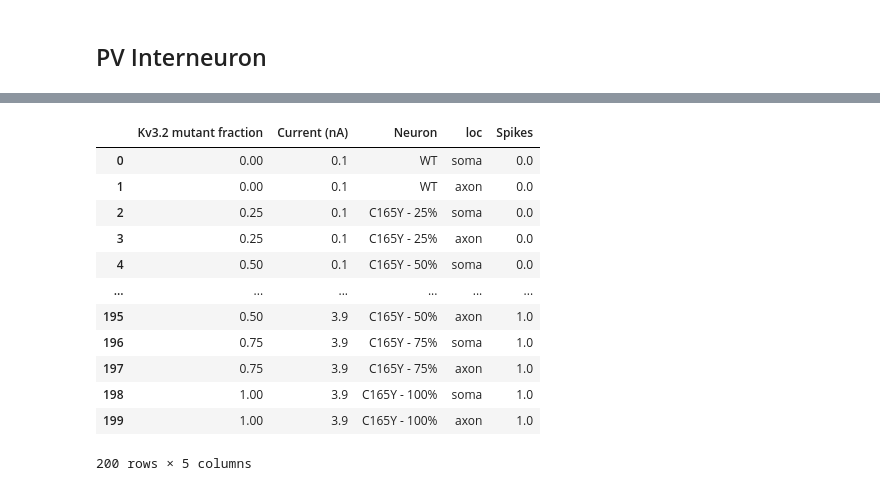
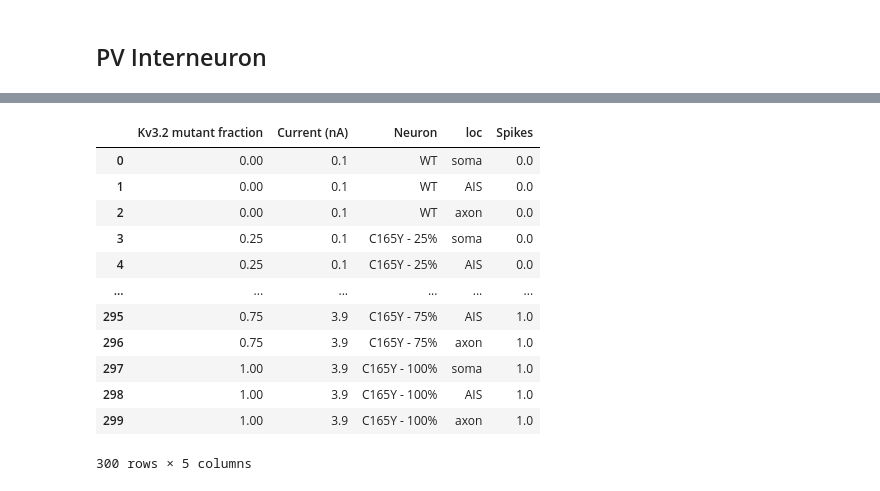
Before and after one commit to ChrisCurrin/pv-kcnc2, a Jupyter notebook: notebook.ipynb, the cells around one changed output, grey strips where cells are left out. Saved outputs shown, nothing was run; the diff lists cells and outputs as text; code cells hidden in the pictures.

```diff
--- a/notebook.ipynb
+++ b/notebook.ipynb
@@ -412,7 +409,5 @@ iv_fig();
 [figure]
 # %% [markdown]
 ## PV Interneuron
-# %%
-pv = get_pv()
 # %%
 ### create method for running multiple simulations
@@ -479,0 +571,2 @@ def run_sims(pv, stims, fractions, dur, load=False, arrow=False):
+# %%
+param_df[FIRING_RATE_LABEL] = param_df["Spikes"]/0.5
@@ -480,11 +623,9 @@ def run_sims(pv, stims, fractions, dur, load=False, arrow=False):
 # %%
-# I-F curve
-
 stims = [(amp, 0) for amp in np.round(np.arange(0.1, 4.1, 0.2), 2)]
 
 fractions = np.round(np.arange(0, 1.01, 0.25), 2)
 
-amp_result = run_sims(pv, stims, fractions, dur=500, load=True, arrow=True)
+amp_result = run_sims("default", stims, fractions, dur=500, load=True, arrow=True)
 amp_result
 # %% [output]
 {'WT_default(1000.0, 30.0, 1.0, 60.0)_(0.1, 0)_500': {'df':          Time (ms)   Section  Distance from soma (μm)  Membrane potential (mV)
@@ -506,0 +711,7 @@ amp_result
+# %%
+stims = [(amp, 0) for amp in np.round(np.arange(0.1, 4.1, 0.2), 2)]
+
+fractions = np.round(np.arange(0, 1.01, 0.25), 2)
+
+amp_result = run_sims("default", stims, fractions, dur=500, load=True, arrow=True)
+amp_result
@@ -507,43 +736,43 @@ amp_result
 # %%
 
 ap_df = pd.DataFrame()
 
 for key, val in amp_result.items():
     nrn_name = key[: key.find("_")]
-    df = val["df"]
     frac = val[KVMUT_FRAC_LABEL]
     current = val[CURRENT_LABEL]
     ap_soma = val["APCount"]["soma"].n
+    ap_ais = val["APCount"]["init"].n
     ap_axon = val["APCount"]["comm"].n
 
     ap_df = pd.concat(
         [
             ap_df,
             pd.DataFrame(
                 {
-                    KVMUT_FRAC_LABEL: val[KVMUT_FRAC_LABEL],
-                    CURRENT_LABEL: val[CURRENT_LABEL],
+                    KVMUT_FRAC_LABEL: frac,
+                    CURRENT_LABEL: current,
                     "Neuron": nrn_name,
-                    "loc": ["soma", "axon"],
-                    "Spikes": [ap_soma, ap_axon],
+                    "loc": ["soma", "AIS", "axon"],
+                    "Spikes": [ap_soma, ap_ais, ap_axon],
                 },
             ),
         ],
         ignore_index=True,
     )
 ap_df
 # %% [output]
 |  | Kv3.2 mutant fraction | Current (nA) | Neuron | loc | Spikes |
 | 0 | 0.00 | 0.1 | WT | soma | 0.0 |
-| 1 | 0.00 | 0.1 | WT | axon | 0.0 |
-| 2 | 0.25 | 0.1 | C165Y - 25% | soma | 0.0 |
-| 3 | 0.25 | 0.1 | C165Y - 25% | axon | 0.0 |
-| 4 | 0.50 | 0.1 | C165Y - 50% | soma | 0.0 |
+| 1 | 0.00 | 0.1 | WT | AIS | 0.0 |
+| 2 | 0.00 | 0.1 | WT | axon | 0.0 |
+| 3 | 0.25 | 0.1 | C165Y - 25% | soma | 0.0 |
+| 4 | 0.25 | 0.1 | C165Y - 25% | AIS | 0.0 |
 | ... | ... | ... | ... | ... | ... |
-| 195 | 0.50 | 3.9 | C165Y - 50% | axon | 1.0 |
-| 196 | 0.75 | 3.9 | C165Y - 75% | soma | 1.0 |
-| 197 | 0.75 | 3.9 | C165Y - 75% | axon | 1.0 |
-| 198 | 1.00 | 3.9 | C165Y - 100% | soma | 1.0 |
-| 199 | 1.00 | 3.9 | C165Y - 100% | axon | 1.0 |
+| 295 | 0.75 | 3.9 | C165Y - 75% | AIS | 1.0 |
+| 296 | 0.75 | 3.9 | C165Y - 75% | axon | 1.0 |
+| 297 | 1.00 | 3.9 | C165Y - 100% | soma | 1.0 |
+| 298 | 1.00 | 3.9 | C165Y - 100% | AIS | 1.0 |
+| 299 | 1.00 | 3.9 | C165Y - 100% | axon | 1.0 |
-200 rows × 5 columns
+300 rows × 5 columns
 # %%
```
Also changed, not shown: parts of 23 cells of this notebook, 3 other files.
